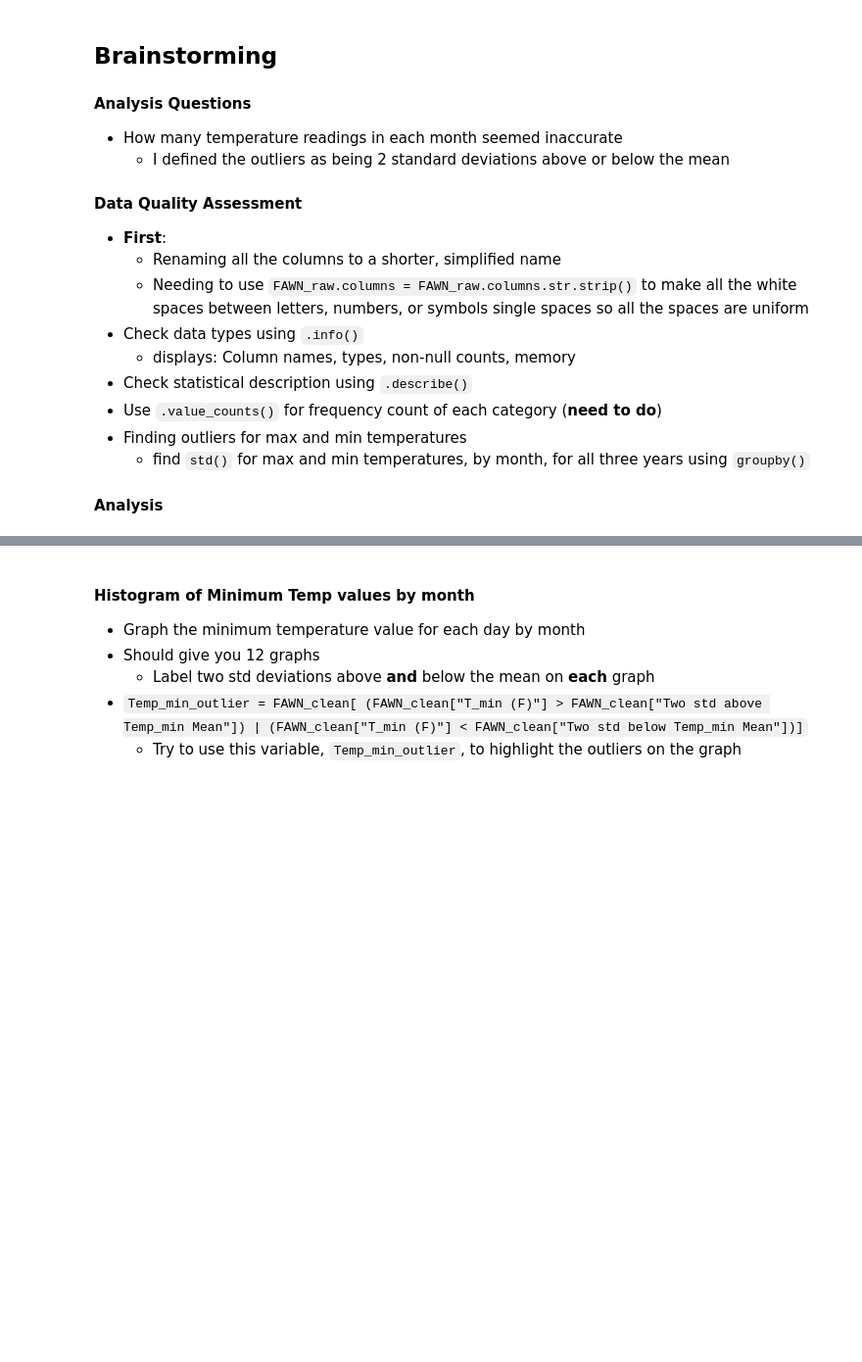
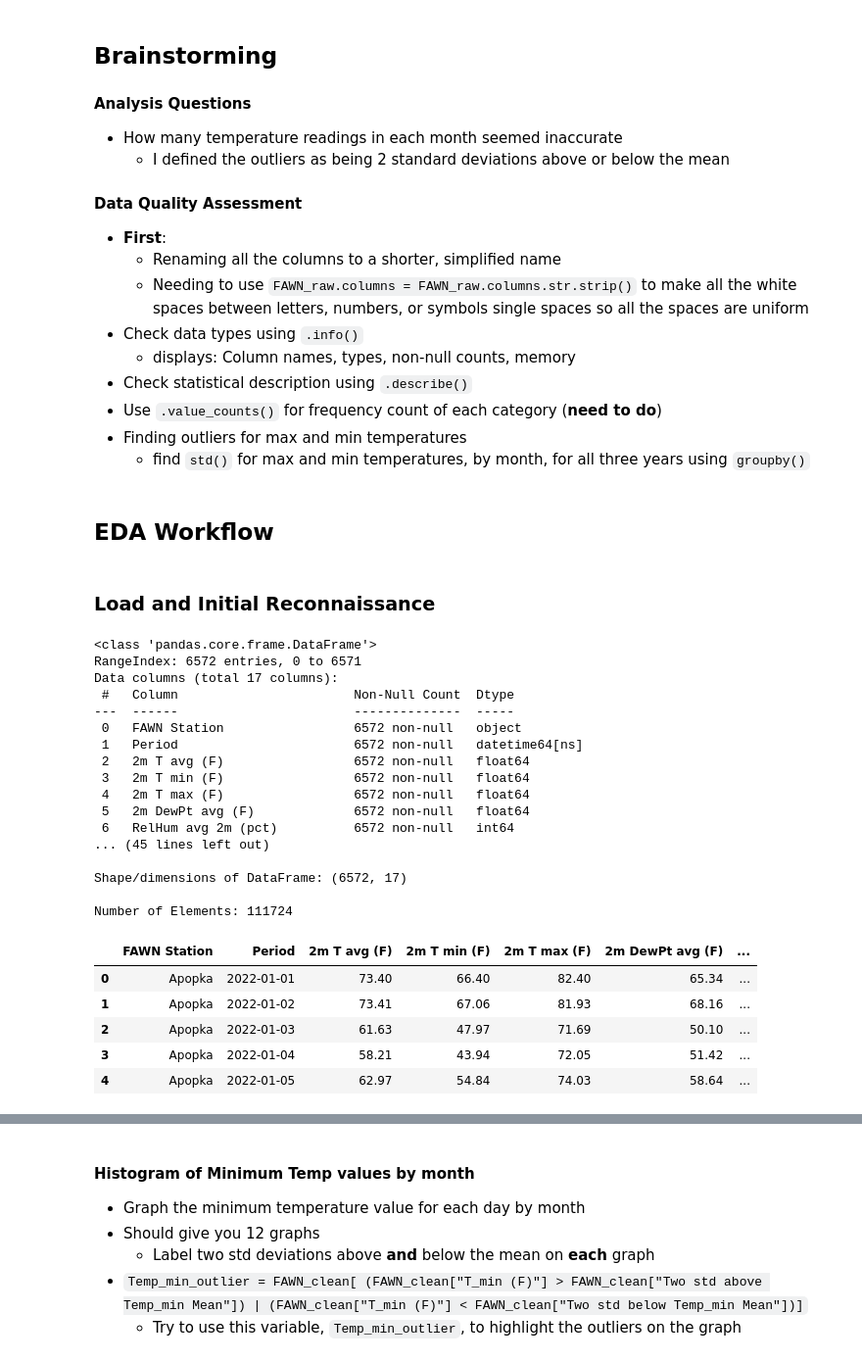
Before and after one commit to dtillman20/EDA-INSY6500-Project, a Jupyter notebook: EDA_final_project_draft.ipynb, the cells around one changed output, grey strips where cells are left out. Shown at 98% size. Cells and saved outputs as stored; diff of their text form; code cells hidden in the pictures; blank space fills up the shorter version.

```diff
--- a/EDA_final_project_draft.ipynb
+++ b/EDA_final_project_draft.ipynb
@@ -14,5 +14,56 @@
 - Use `.value_counts()` for frequency count of each category (**need to do**)
 - Finding outliers for max and min temperatures
     - find `std()` for max and min temperatures, by month, for all three years using `groupby()`
-
-#### Analysis
+# %% [markdown]
+## EDA Workflow
+# %% [markdown]
+### Load and Initial Reconnaissance
+# %%
+import numpy as np
+import pandas as pd
+import matplotlib.pyplot as plt
+from scipy import stats
+
+# loading Dataset from a CSV file #
+FAWN_raw_initial = pd.read_csv("data/FAWN_report.csv")
+FAWN_raw = pd.read_csv("data/FAWN_report.csv", parse_dates=["Period"], date_format="%d-%b-%y")
+FAWN_clean = FAWN_raw
+# FAWN_raw_spaces = FAWN_raw.columns.tolist()
+
+# Cleaning spaces in raw data set
+FAWN_clean.columns = FAWN_raw.columns.str.replace("  ", " ")
+
+# Quality Assessment
+FAWN_clean.describe()
+FAWN_clean_loc_counts = FAWN_clean['FAWN Station'].value_counts()
+FAWN_clean_loc = FAWN_clean['FAWN Station'].unique()
+print(f"\n{FAWN_clean.dtypes}\n{FAWN_clean.info()}\n\n{FAWN_clean_loc_counts}\n")
+print(f"{FAWN_clean_loc}\n\nThere are {len(FAWN_clean_loc)} weather stations represented in this DataFrame.\n")
+print(f"Shape/dimensions of DataFrame: {FAWN_clean.shape}\n")
+print(f"Number of Elements: {FAWN_clean.size}\n")
+
+FAWN_clean.head()
+# %% [output]
+<class 'pandas.core.frame.DataFrame'>
+RangeIndex: 6572 entries, 0 to 6571
+Data columns (total 17 columns):
+ #   Column                       Non-Null Count  Dtype
+---  ------                       --------------  -----
+ 0   FAWN Station                 6572 non-null   object
+ 1   Period                       6572 non-null   datetime64[ns]
+ 2   2m T avg (F)                 6572 non-null   float64
+ 3   2m T min (F)                 6572 non-null   float64
+ 4   2m T max (F)                 6572 non-null   float64
+ 5   2m DewPt avg (F)             6572 non-null   float64
+ 6   RelHum avg 2m (pct)          6572 non-null   int64
+... (45 lines left out)
+
+Shape/dimensions of DataFrame: (6572, 17)
+
+Number of Elements: 111724
+|  | FAWN Station | Period | 2m T avg (F) | 2m T min (F) | 2m T max (F) | 2m DewPt avg (F) | ... |
+| 0 | Apopka | 2022-01-01 | 73.40 | 66.40 | 82.40 | 65.34 | ... |
+| 1 | Apopka | 2022-01-02 | 73.41 | 67.06 | 81.93 | 68.16 | ... |
+| 2 | Apopka | 2022-01-03 | 61.63 | 47.97 | 71.69 | 50.10 | ... |
+| 3 | Apopka | 2022-01-04 | 58.21 | 43.94 | 72.05 | 51.42 | ... |
+| 4 | Apopka | 2022-01-05 | 62.97 | 54.84 | 74.03 | 58.64 | ... |
```
Also changed, not shown: parts of 5 cells of this notebook.
